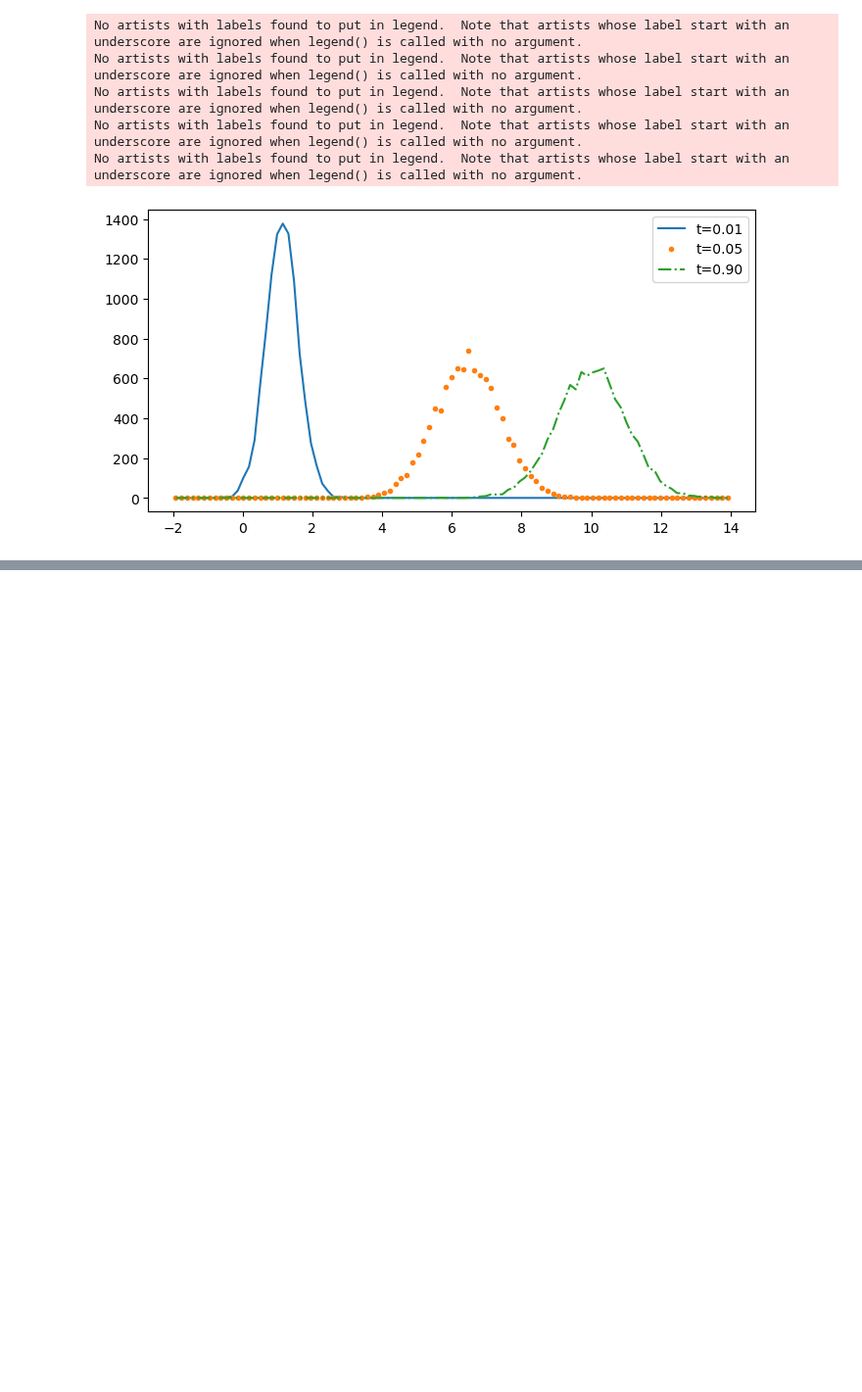
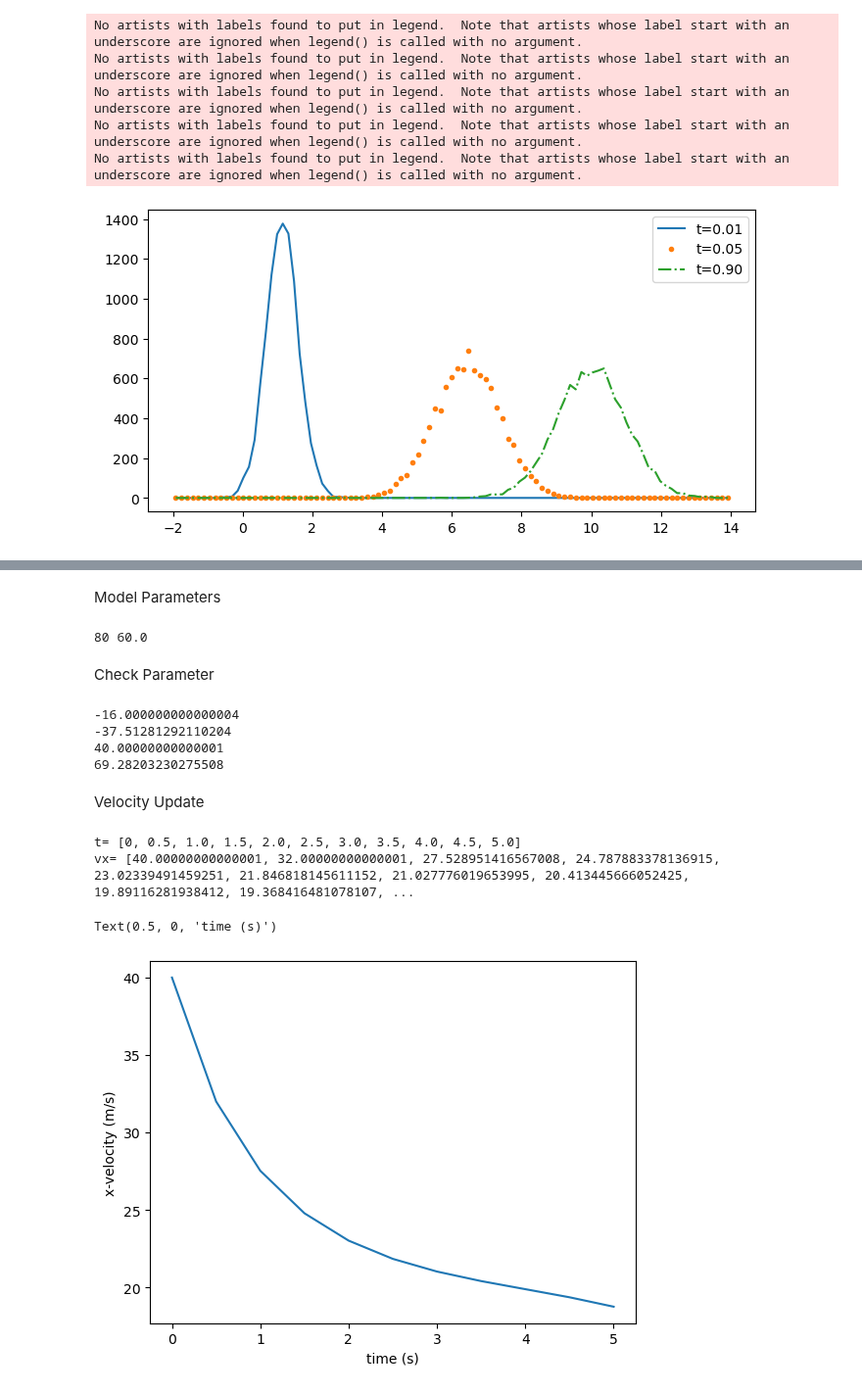
Before and after one commit to XueqianDeng/de_novo_rl, a Jupyter notebook: help_wulf.ipynb, the cells around one changed output, grey strips where cells are left out. Shown at 98% size. Saved outputs shown, nothing was run; the diff lists cells and outputs as text; code cells hidden in the pictures; blank space fills up the shorter version.

```diff
--- a/help_wulf.ipynb
+++ b/help_wulf.ipynb
@@ -76,0 +78,73 @@ No artists with labels found to put in legend.  Note that artists whose label st
+# %% [markdown]
+Model Parameters
+# %%
+# Model parameters
+M = 1.0          # Mass of projectile in kg
+g = 9.8          # Acceleration due to gravity (m/s^2)
+V = 80           # Initial velocity in m/s
+ang = 60.0       # Angle of initial velocity in degrees
+Cd = 0.005       # Drag coefficient
+dt = 0.5         # time step in s
+
+# You can check the variables by printing them out
+print(V, ang)
+# %% [output]
+80 60.0
+# %% [markdown]
+Check Parameter
+# %%
+# Set up the lists to store variables
+# Start by putting the initial velocities at t=0
+t = [0]                         # list to keep track of time
+vx = [V*np.cos(ang/180*np.pi)]  # list for velocity x and y components
+vy = [V*np.sin(ang/180*np.pi)]
+
+# Drag force
+drag = Cd*V**2                      # drag force
+
+# Create the lists for acceleration components
+ax = [-(drag*np.cos(ang/180*np.pi))/M]
+ay = [-g-(drag*np.sin(ang/180*np.pi)/M)]
+
+# Print out some values to check
+print(ax[0])
+print(ay[0])
+print(vx[0])
+print(vy[0])
+# %% [output]
+-16.000000000000004
+-37.51281292110204
+40.00000000000001
+69.28203230275508
+# %% [markdown]
+Velocity Update
+# %%
+# Use Euler method to update variables
+counter = 0
+while (counter < 10):
+    t.append(t[counter]+dt)                # increment by dt and add to the list of time
+    vx.append(vx[counter]+dt*ax[counter])  # Update the velocity
+    vy.append(vy[counter]+dt*ay[counter])
+
+    # With the new velocity calculate the drag force
+    vel = np.sqrt(vx[counter+1]**2 + vy[counter+1]**2)   # magnitude of velocity
+    drag = Cd*vel**2                                   # drag force
+    ax.append(-(drag*np.cos(ang/180*np.pi))/M)
+    ay.append(-g-(drag*np.sin(ang/180*np.pi)/M))
+
+    # Increment the counter by 1
+    counter = counter +1
+
+# Print the values to check
+print("t=", t)
+print("vx=", vx)
+
+# Let's plot the velocity against time
+plt.plot(t,vx)
+plt.ylabel("x-velocity (m/s)")
+plt.xlabel("time (s)")
+# %% [output]
+t= [0, 0.5, 1.0, 1.5, 2.0, 2.5, 3.0, 3.5, 4.0, 4.5, 5.0]
+vx= [40.00000000000001, 32.00000000000001, 27.528951416567008, 24.787883378136915, 23.02339491459251, 21.846818145611152, 21.027776019653995, 20.413445666052425, 19.89116281938412, 19.368416481078107, ...
+Text(0.5, 0, 'time (s)')
+[figure, added]
```
Also changed, not shown: parts of 6 cells of this notebook.
